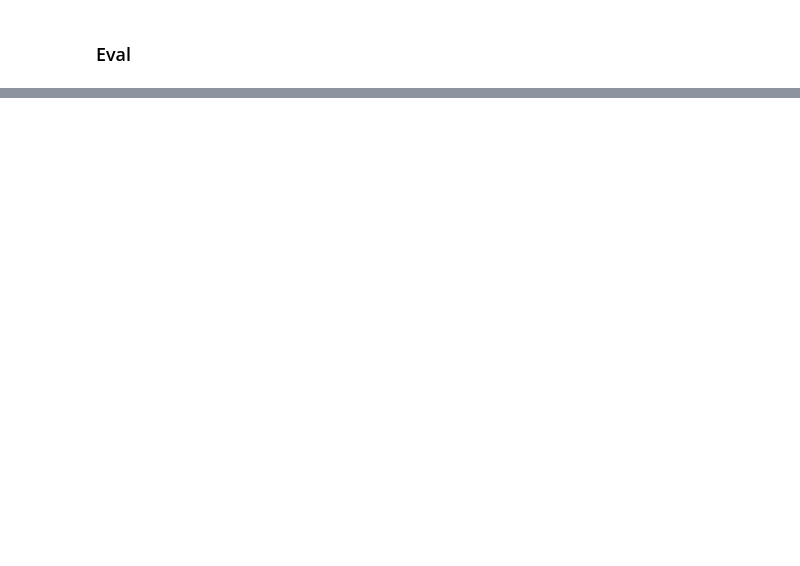
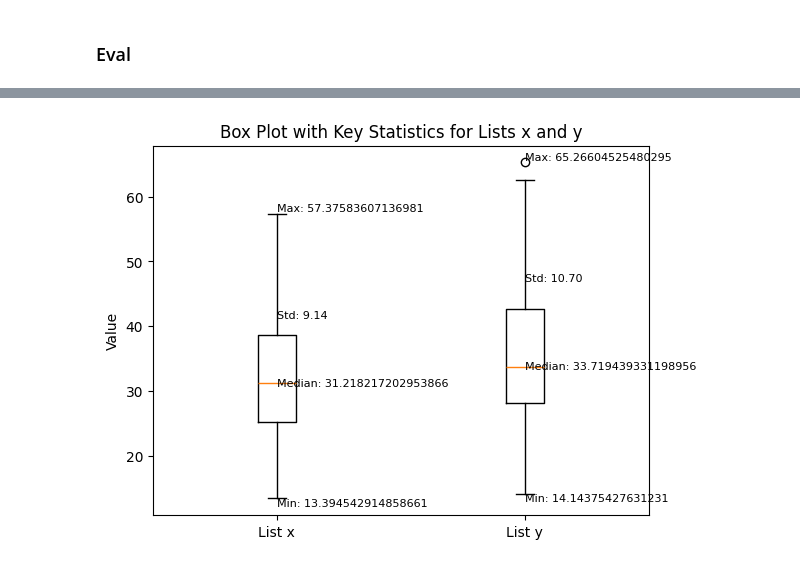
Before and after one commit to AkritW/scb10x-hackathon, a Jupyter notebook: LDP/4Evaluation_chrF++.ipynb, the cells around one changed output, grey strips where cells are left out. Cells and saved outputs as stored; diff of their text form; code cells hidden in the pictures; blank space fills up the shorter version.

```diff
--- a/LDP/4Evaluation_chrF++.ipynb
+++ b/LDP/4Evaluation_chrF++.ipynb
@@ -458,0 +505,35 @@ out_th  เทศบาลนครอุดรธานีเตรียมจ
+# %%
+import matplotlib.pyplot as plt
+import numpy as np
+
+x = base_scores
+y = weighted_scores
+data = [x, y]
+
+# Create box plot
+plt.boxplot(data)
+plt.xticks([1, 2], ['List x', 'List y'])
+
+# Function to annotate key statistics
+def annotate_stats(data, xpos):
+    max_val = np.max(data)
+    min_val = np.min(data)
+    mean_val = np.mean(data)
+    median_val = np.median(data)
+    std_val = np.std(data)
+
+    plt.text(xpos, max_val, f'Max: {max_val}', ha='left', va='bottom', fontsize=8)
+    plt.text(xpos, min_val, f'Min: {min_val}', ha='left', va='top', fontsize=8)
+    # plt.text(xpos, mean_val, f'Mean: {mean_val:.2f}', ha='left', va='center', fontsize=8)
+    plt.text(xpos, median_val, f'Median: {median_val}', ha='left', va='center', fontsize=8)
+    plt.text(xpos, mean_val + std_val, f'Std: {std_val:.2f}', ha='left', va='bottom', fontsize=8)
+
+# Annotate stats for each list
+annotate_stats(x, 1)
+annotate_stats(y, 2)
+
+plt.title('Box Plot with Key Statistics for Lists x and y')
+plt.ylabel('Value')
+plt.show()
+# %% [output]
+[figure, added]
```
Also changed, not shown: parts of 7 cells of this notebook.
